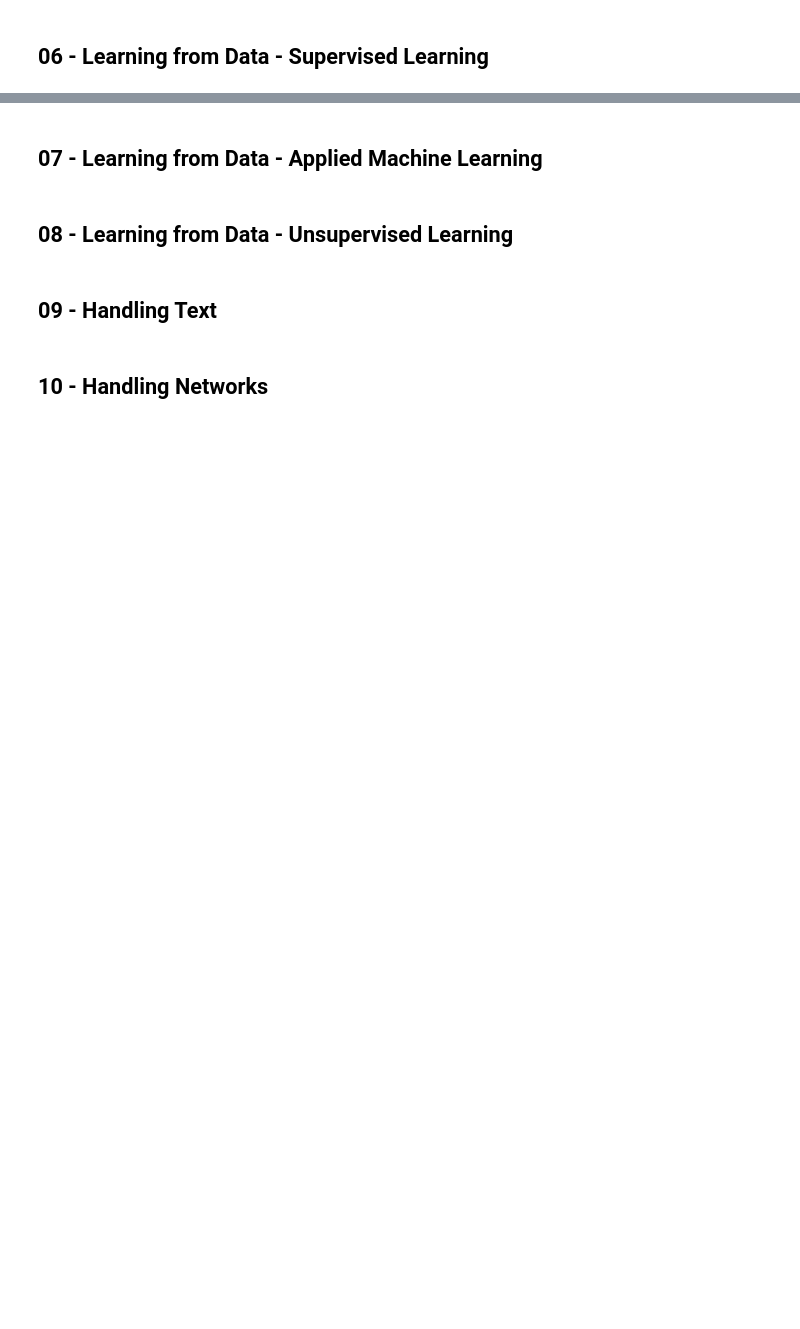
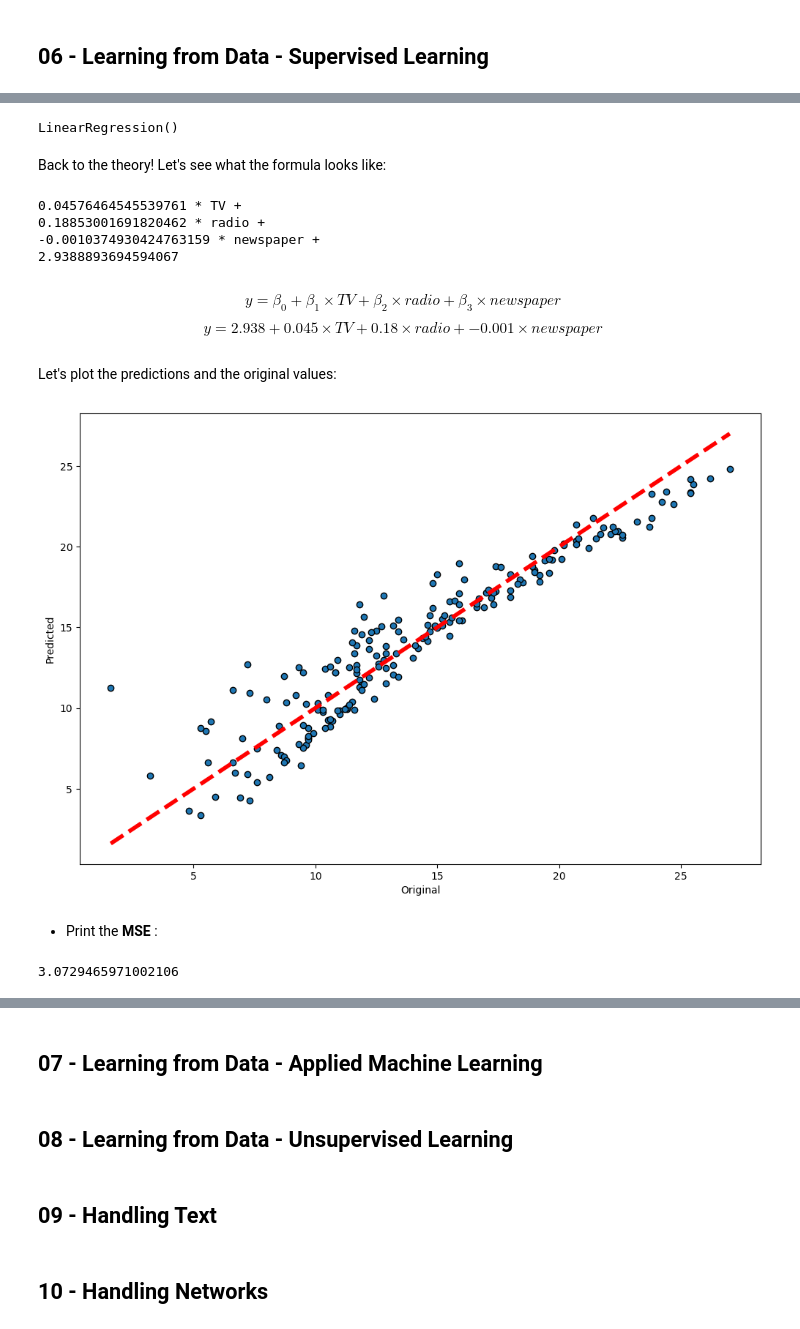
Before and after one commit to alessiodesogus/2023, a Jupyter notebook: Exam/Helpers/Exam_helpers.ipynb, the cells around one changed output, grey strips where cells are left out. Saved outputs shown, nothing was run; the diff lists cells and outputs as text; code cells hidden in the pictures; blank space fills up the shorter version.

```diff
--- a/Exam/Helpers/Exam_helpers.ipynb
+++ b/Exam/Helpers/Exam_helpers.ipynb
@@ -1501,0 +1761,47 @@ In the second model, `high_blood_pressure` is associated with an multiplicative
+# %%
+feature_cols = ['TV', 'radio', 'newspaper']
+X = data[feature_cols]
+y = data.sales
+
+lin_reg = LinearRegression()  # create the model
+lin_reg.fit(X, y)  # train it
+# %% [output]
+LinearRegression()
+# %% [markdown]
+Back to the theory! Let's see what the formula looks like:
+# %%
+for f in range(len(feature_cols)):
+    print("{0} * {1} + ".format(lin_reg.coef_[f], feature_cols[f]))
+print(lin_reg.intercept_)
+# %% [output]
+0.04576464545539761 * TV +
+0.18853001691820462 * radio +
+-0.0010374930424763159 * newspaper +
+2.9388893694594067
+# %% [markdown]
+
+
+$$y = \beta_0 + \beta_1  \times TV + \beta_2  \times radio + \beta_3  \times newspaper$$
+$$y = 2.938 + 0.045 \times TV + 0.18  \times radio + -0.001  \times newspaper$$
+# %% [markdown]
+Let's plot the predictions and the original values:
+# %%
+lr = LinearRegression()
+# cross_val_predict returns an array of the same size as `y` where each entry is a prediction obtained by cross validation:
+y_predicted = cross_val_predict(lr, X, y, cv=5)
+
+# Plot the results
+fig, ax = plt.subplots(figsize=(12, 8))
+ax.scatter(y, y_predicted, edgecolors=(0, 0, 0))
+ax.plot([min(y), max(y)], [min(y), max(y)], 'r--', lw=4)
+ax.set_xlabel('Original')
+ax.set_ylabel('Predicted')
+plt.show()
+# %% [output]
+[figure, added]
+# %% [markdown]
+- Print the **MSE** :
+# %%
+mean_squared_error(y, y_predicted)
+# %% [output]
+3.0729465971002106
```
Also changed, not shown: parts of 83 cells of this notebook, 4 other files.
